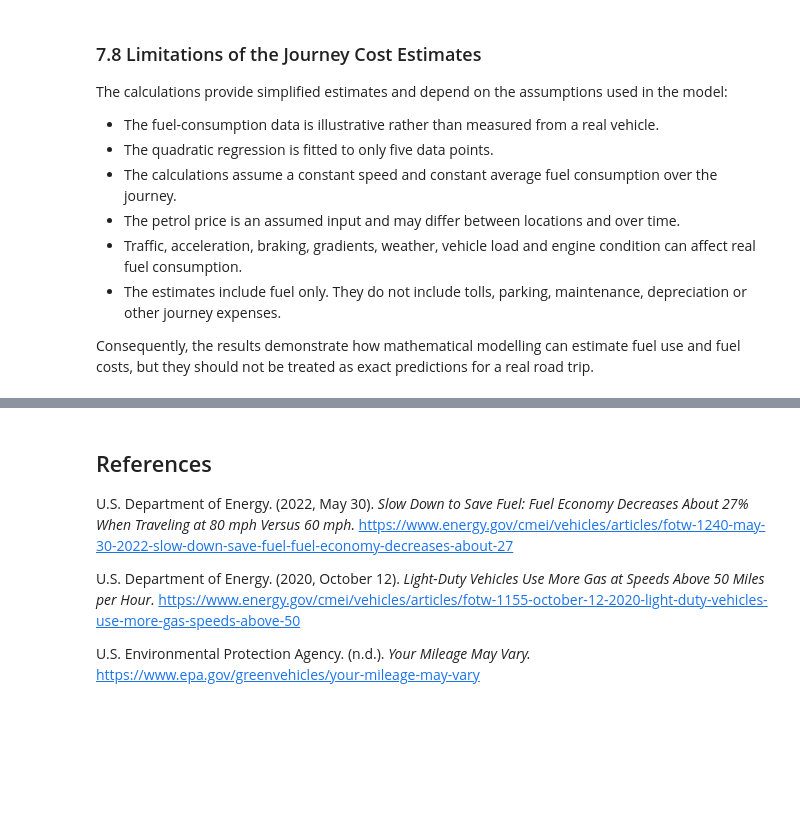
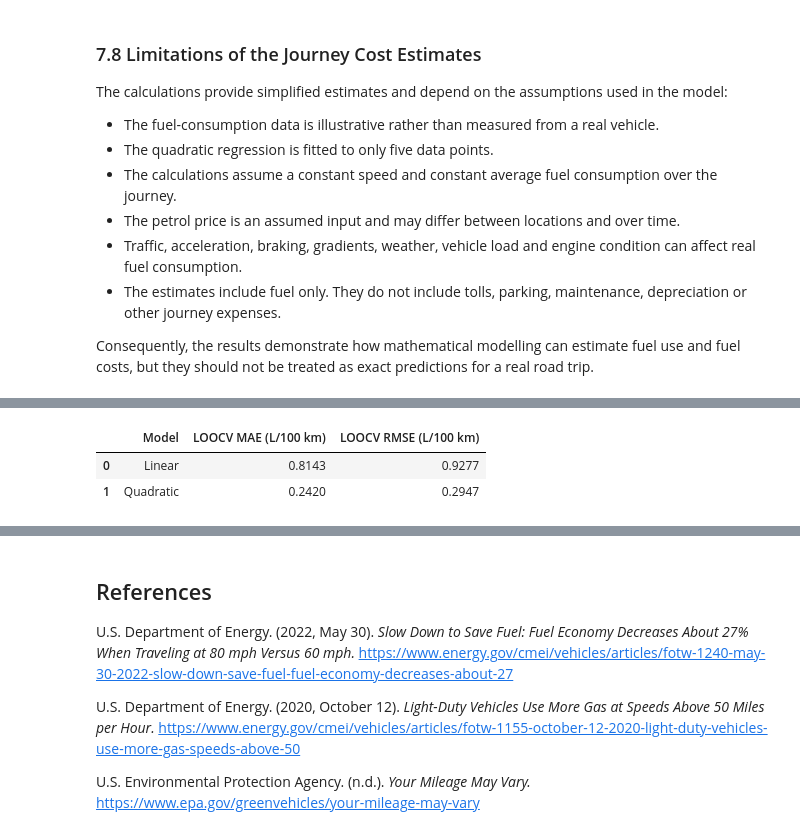
Before and after one commit to PoloPulseNiko/Math_Concepts_For_Developers_Exam, a Jupyter notebook: fuel_consumption_project.ipynb, the cells around one changed output, grey strips where cells are left out. Cells and saved outputs as stored; diff of their text form; code cells hidden in the pictures; blank space fills up the shorter version.

```diff
--- a/fuel_consumption_project.ipynb
+++ b/fuel_consumption_project.ipynb
@@ -919,0 +1046,29 @@ Consequently, the results demonstrate how mathematical modelling can estimate fu
+# %%
+def calculate_mae(actual, predicted):
+    return np.mean(np.abs(actual - predicted))
+
+loocv_comparison = pd.DataFrame({
+    "Model": ["Linear", "Quadratic"],
+    "LOOCV MAE (L/100 km)": [
+        calculate_mae(
+            consumption_l_per_100km, loocv_predictions["Linear"]
+        ),
+        calculate_mae(
+            consumption_l_per_100km, loocv_predictions["Quadratic"]
+        )
+    ],
+    "LOOCV RMSE (L/100 km)": [
+        calculate_rmse(
+            consumption_l_per_100km, loocv_predictions["Linear"]
+        ),
+        calculate_rmse(
+            consumption_l_per_100km, loocv_predictions["Quadratic"]
+        )
+    ]
+})
+
+loocv_comparison.round(4)
+# %% [output]
+|  | Model | LOOCV MAE (L/100 km) | LOOCV RMSE (L/100 km) |
+| 0 | Linear | 0.8143 | 0.9277 |
+| 1 | Quadratic | 0.2420 | 0.2947 |
```
Also changed, not shown: parts of 12 cells of this notebook.
